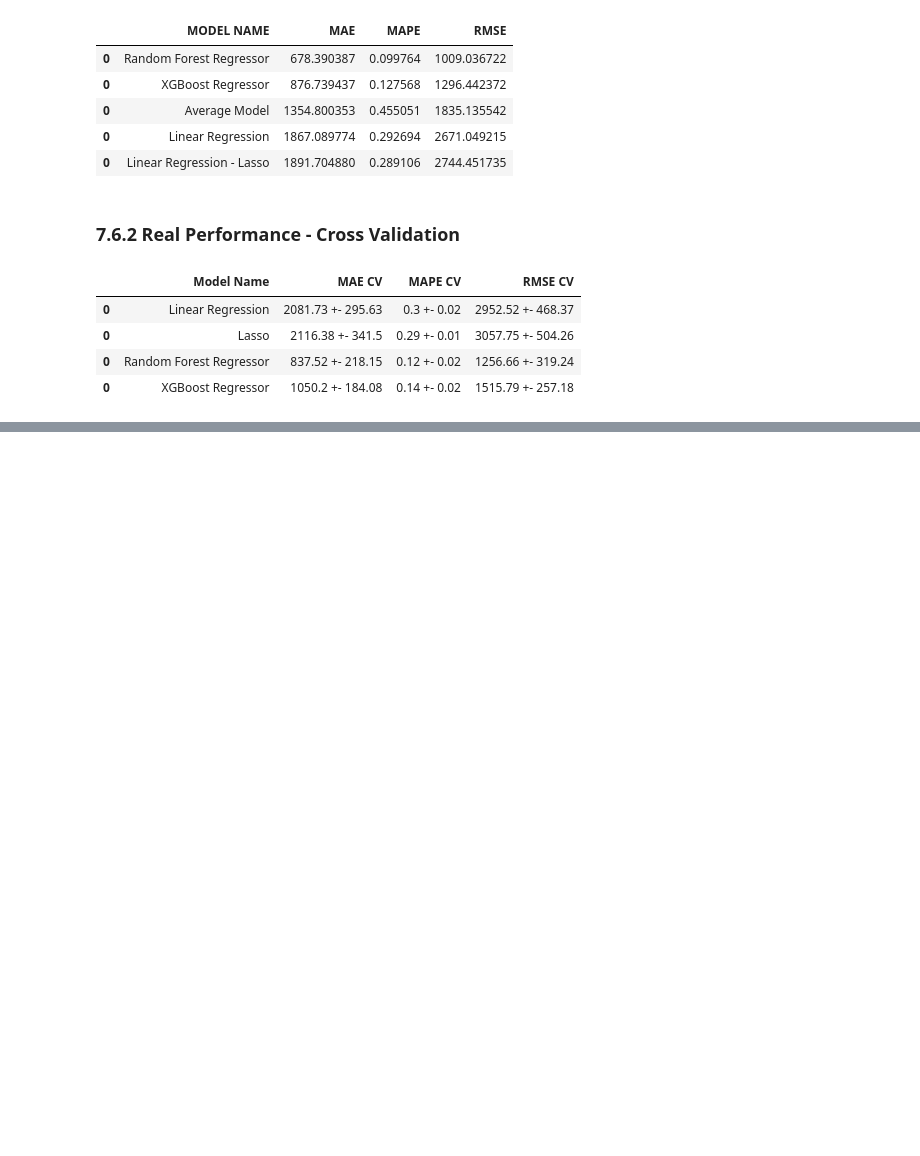
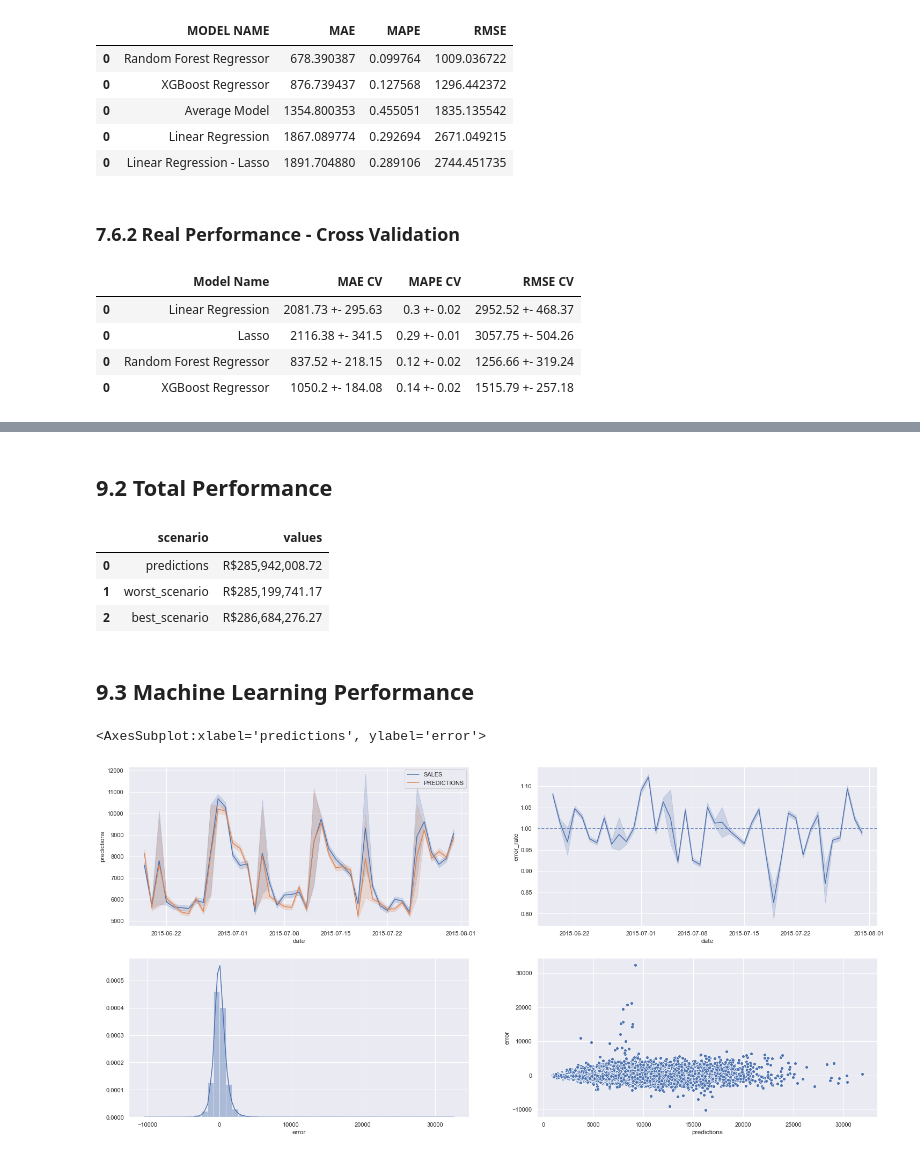
Before and after one commit to VinniciusPS/Rossmann-Sales-Prediction, a Jupyter notebook: m02_v01_store_sales_prediction.ipynb, the cells around one changed output, grey strips where cells are left out. Saved outputs shown, nothing was run; the diff lists cells and outputs as text; code cells hidden in the pictures; blank space fills up the shorter version.

```diff
--- a/m02_v01_store_sales_prediction.ipynb
+++ b/m02_v01_store_sales_prediction.ipynb
@@ -1305,0 +1439,38 @@ modeling_result_cv
+# %% [markdown]
+## 9.2 Total Performance
+# %%
+df93 = df92[[ 'predictions', 'worst_scenario', 'best_scenario']].apply( lambda x: numpy.sum( x ), axis=0 ).reset_index().rename( columns={ 'index' : 'scenario', 0 : 'values'} )
+df93[ 'values' ] = df93[ 'values' ].map( 'R${:,.2f}'.format)
+df93
+# %% [output]
+|  | scenario | values |
+| 0 | predictions | R$285,942,008.72 |
+| 1 | worst_scenario | R$285,199,741.17 |
+| 2 | best_scenario | R$286,684,276.27 |
+# %% [markdown]
+## 9.3 Machine Learning Performance
+# %%
+df9[ 'error' ] = df9[ 'sales' ] - df9[ 'predictions' ]
+df9[ 'error_rate' ] = df9[ 'predictions' ] / df9[ 'sales' ]
+# %%
+plt.subplot( 2, 2, 1 )
+# sales x predicted sales
+sns.lineplot( x='date', y='sales', data=df9, label='SALES' )
+sns.lineplot( x='date', y='predictions', data=df9, label='PREDICTIONS' )
+
+plt.subplot( 2, 2, 2 )
+# error_rate per day
+sns.lineplot( x='date', y='error_rate', data=df9 )
+plt.axhline(1, linestyle='--')
+
+
+plt.subplot( 2, 2, 3 )
+# error dist
+sns.distplot( df9[ 'error' ] )
+
+# error for each predicted sale
+plt.subplot( 2, 2, 4 )
+sns.scatterplot( df9[ 'predictions' ], df9[ 'error' ] )
+# %% [output]
+<AxesSubplot:xlabel='predictions', ylabel='error'>
+[figure, added]
```
Also changed, not shown: parts of 23 cells of this notebook.
